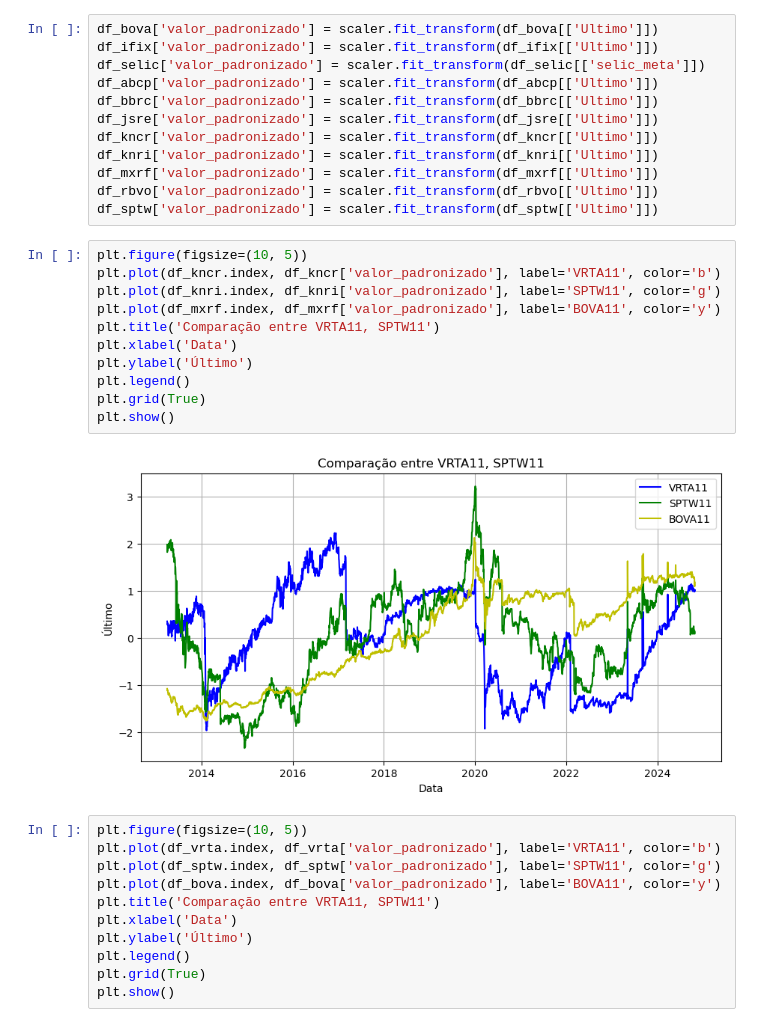
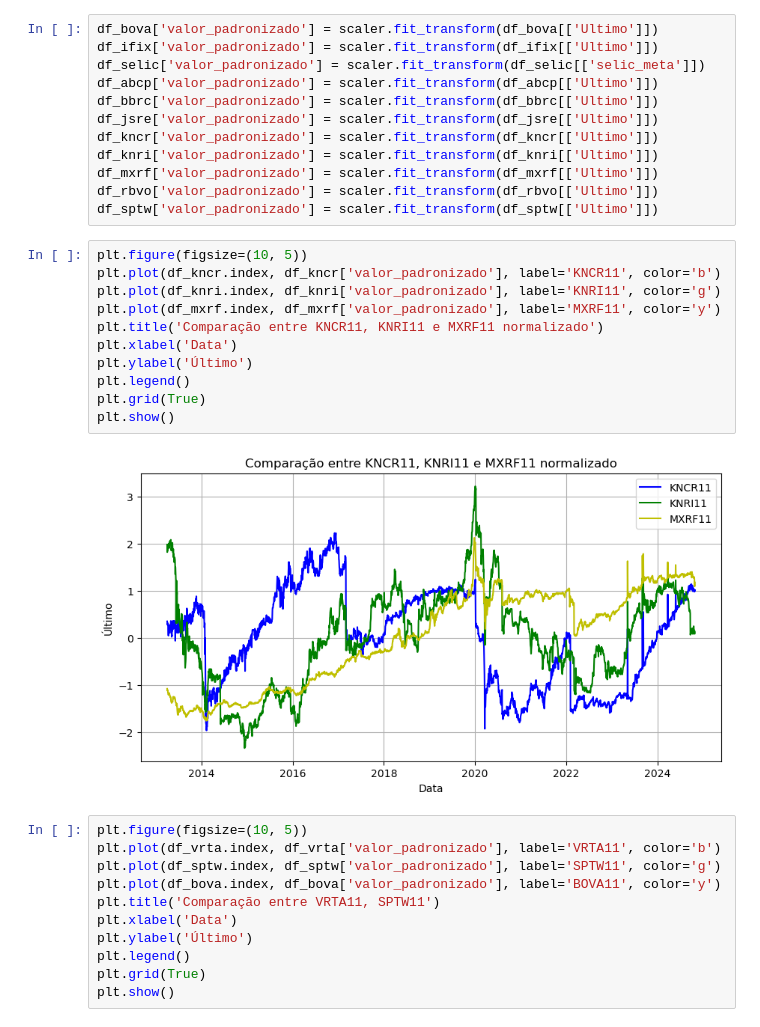
Before and after one commit to luluthedevil/tcc_usp, a Jupyter notebook: Normalizacao_dos_dados.ipynb, the cells around one changed output. Drawn from its saved outputs; the diff is of its cells as text.

```diff
--- a/Normalizacao_dos_dados.ipynb
+++ b/Normalizacao_dos_dados.ipynb
@@ -612,17 +616,17 @@ df_rbvo['valor_padronizado'] = scaler.fit_transform(df_rbvo[['Ultimo']])
 df_sptw['valor_padronizado'] = scaler.fit_transform(df_sptw[['Ultimo']])
 # %%
 plt.figure(figsize=(10, 5))
-plt.plot(df_kncr.index, df_kncr['valor_padronizado'], label='VRTA11', color='b')
-plt.plot(df_knri.index, df_knri['valor_padronizado'], label='SPTW11', color='g')
-plt.plot(df_mxrf.index, df_mxrf['valor_padronizado'], label='BOVA11', color='y')
-plt.title('Comparação entre VRTA11, SPTW11')
+plt.plot(df_kncr.index, df_kncr['valor_padronizado'], label='KNCR11', color='b')
+plt.plot(df_knri.index, df_knri['valor_padronizado'], label='KNRI11', color='g')
+plt.plot(df_mxrf.index, df_mxrf['valor_padronizado'], label='MXRF11', color='y')
+plt.title('Comparação entre KNCR11, KNRI11 e MXRF11 normalizado')
 plt.xlabel('Data')
 plt.ylabel('Último')
 plt.legend()
 plt.grid(True)
 plt.show()
 # %% [output]
-[figure, old version]
+[figure, new version]
 # %%
 plt.figure(figsize=(10, 5))
 plt.plot(df_vrta.index, df_vrta['valor_padronizado'], label='VRTA11', color='b')
```
Also changed, not shown: parts of 52 cells of this notebook.
